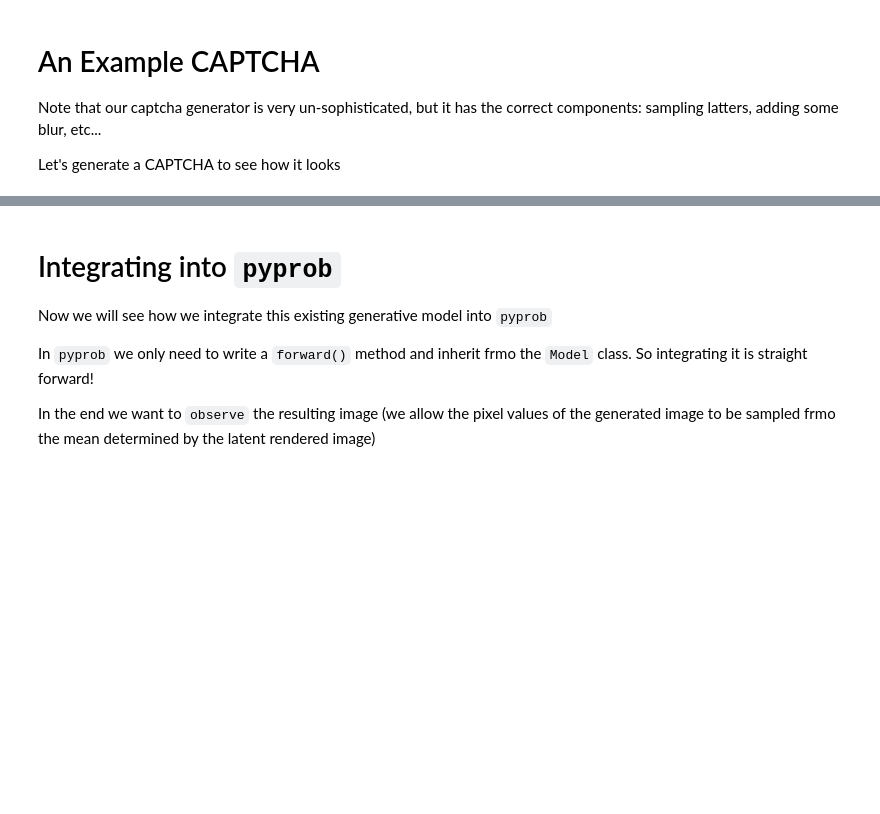
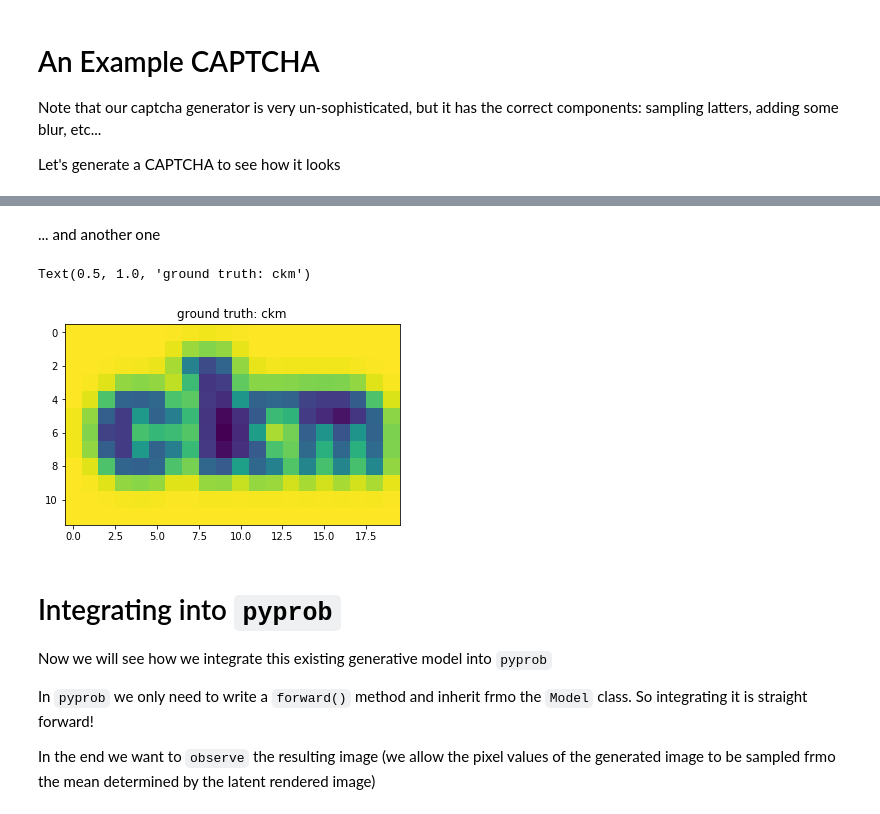
Before and after one commit to lukasheinrich/MLHEP-pyprob, a Jupyter notebook: Captcha.ipynb, the cells around one changed output, grey strips where cells are left out. Saved outputs shown, nothing was run; the diff lists cells and outputs as text; code cells hidden in the pictures; blank space fills up the shorter version.

```diff
--- a/Captcha.ipynb
+++ b/Captcha.ipynb
@@ -56,3 +66,12 @@ Text(0.5, 1.0, 'ground truth: ian')
+# %% [markdown]
+... and another one
+# %%
+word, img = random_captcha(20,12, blur = 0.7)
+plt.imshow(img.reshape(12,20))
+plt.title('ground truth: {}'.format(word))
+# %% [output]
+Text(0.5, 1.0, 'ground truth: ckm')
+[figure, added]
 # %% [markdown]
 # Integrating into `pyprob`
 
```
Also changed, not shown: parts of 17 cells of this notebook, 3 other files.
